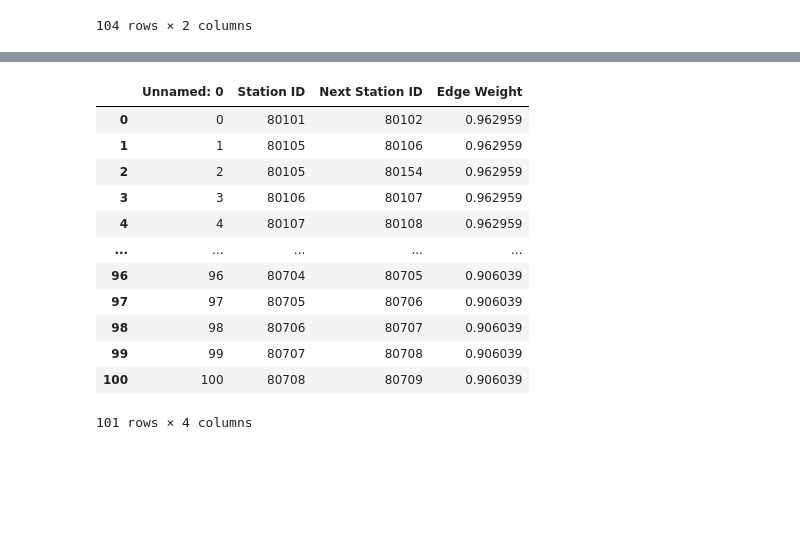
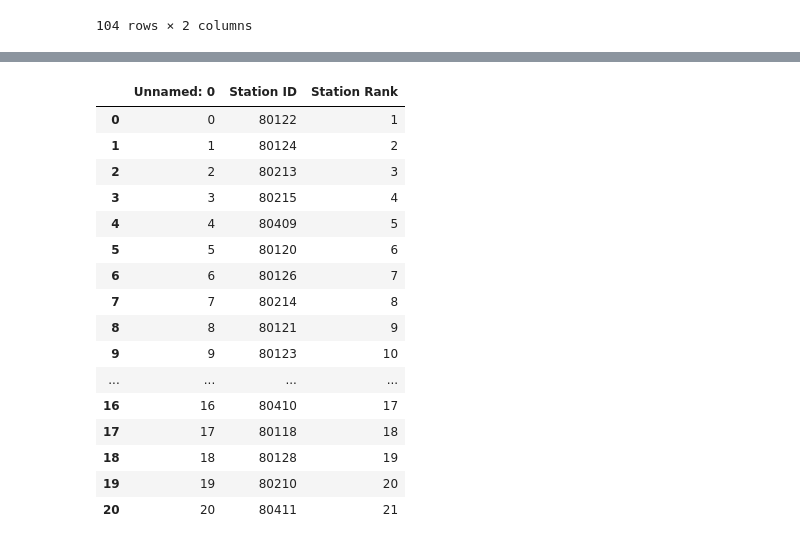
Before and after one commit to sreejeetsreenivasan/PIC16B-Project, a Jupyter notebook: LA Metro Station Data Visualizations/LA Metro Data Cleaning.ipynb, the cells around one changed output, grey strips where cells are left out. Cells and saved outputs as stored; diff of their text form; code cells hidden in the pictures; blank space fills up the shorter version.

```diff
--- a/LA Metro Station Data Visualizations/LA Metro Data Cleaning.ipynb
+++ b/LA Metro Station Data Visualizations/LA Metro Data Cleaning.ipynb
@@ -282,20 +282,3 @@ fig = px.scatter_mapbox(df,
                         mapbox_style = "carto-positron")
 
 fig.show()
-# %%
-edges = pd.read_csv("Edge Weights.csv")
-edges
-# %% [output]
-|  | Unnamed: 0 | Station ID | Next Station ID | Edge Weight |
-| 0 | 0 | 80101 | 80102 | 0.962959 |
-| 1 | 1 | 80105 | 80106 | 0.962959 |
-| 2 | 2 | 80105 | 80154 | 0.962959 |
-| 3 | 3 | 80106 | 80107 | 0.962959 |
-| 4 | 4 | 80107 | 80108 | 0.962959 |
-| ... | ... | ... | ... | ... |
-| 96 | 96 | 80704 | 80705 | 0.906039 |
-| 97 | 97 | 80705 | 80706 | 0.906039 |
-| 98 | 98 | 80706 | 80707 | 0.906039 |
-| 99 | 99 | 80707 | 80708 | 0.906039 |
-| 100 | 100 | 80708 | 80709 | 0.906039 |
-101 rows × 4 columns
@@ -302 +287,21 @@ edges
+# %%
+ranks
+# %% [output]
+|  | Unnamed: 0 | Station ID | Station Rank |
+| 0 | 0 | 80122 | 1 |
+| 1 | 1 | 80124 | 2 |
+| 2 | 2 | 80213 | 3 |
+| 3 | 3 | 80215 | 4 |
+| 4 | 4 | 80409 | 5 |
+| 5 | 5 | 80120 | 6 |
+| 6 | 6 | 80126 | 7 |
+| 7 | 7 | 80214 | 8 |
+| 8 | 8 | 80121 | 9 |
+| 9 | 9 | 80123 | 10 |
+| ... | ... | ... | ... |
+| 16 | 16 | 80410 | 17 |
+| 17 | 17 | 80118 | 18 |
+| 18 | 18 | 80128 | 19 |
+| 19 | 19 | 80210 | 20 |
+| 20 | 20 | 80411 | 21 |
 # %%
```
Also changed, not shown: parts of 10 cells of this notebook, 4 other files.
